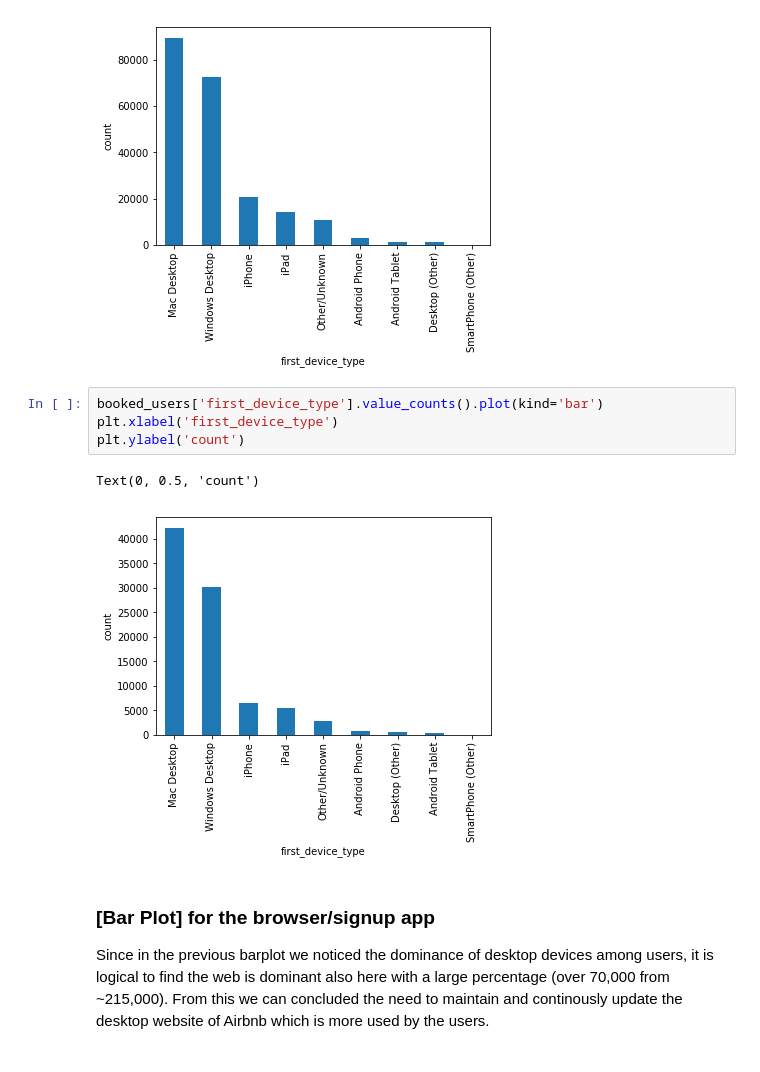
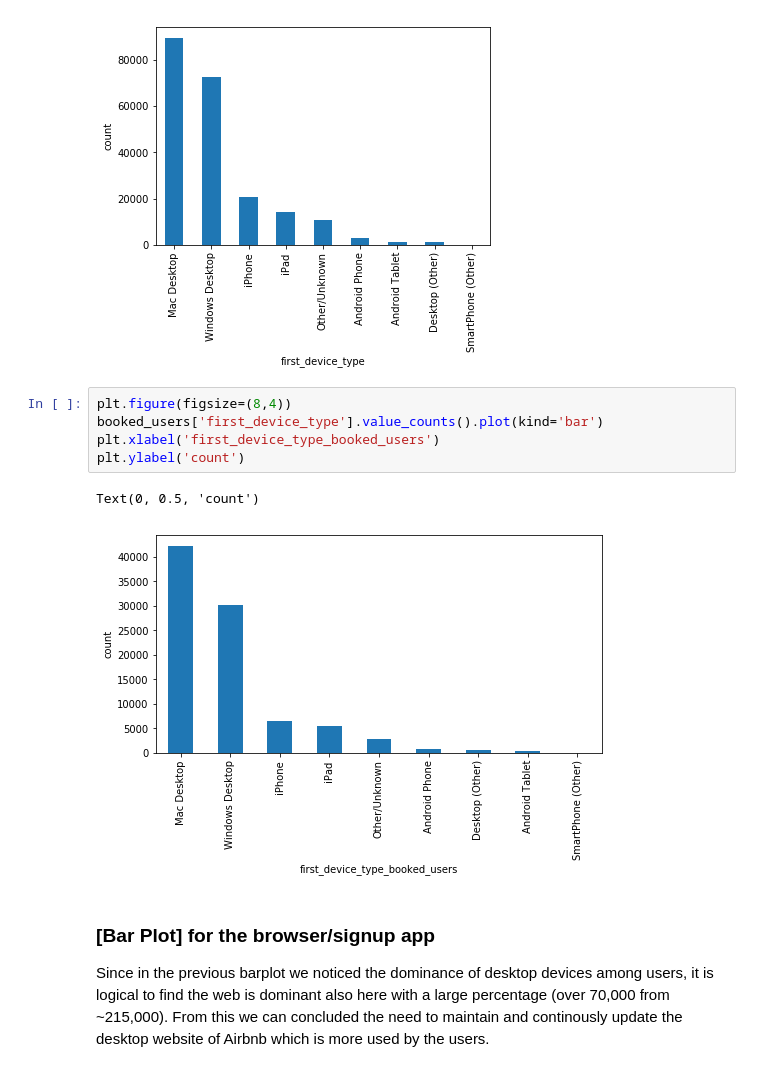
Before and after one commit to FNSY96/Airbnb-New-User-Bookings, a Jupyter notebook: Eventum_Task.ipynb, the cells around one changed output. Saved outputs shown, nothing was run; the diff lists cells and outputs as text.

```diff
--- a/Eventum_Task.ipynb
+++ b/Eventum_Task.ipynb
@@ -272,12 +244,13 @@ plt.ylabel('count')
 Text(0, 0.5, 'count')
 [figure]
 # %%
+plt.figure(figsize=(8,4))
 booked_users['first_device_type'].value_counts().plot(kind='bar')
-plt.xlabel('first_device_type')
+plt.xlabel('first_device_type_booked_users')
 plt.ylabel('count')
 # %% [output]
 Text(0, 0.5, 'count')
-[figure, old version]
+[figure, new version]
 # %% [markdown]
 ### [Bar Plot] for the browser/signup app
 Since in the previous barplot we noticed the dominance of desktop devices among users, it is logical to find the web is dominant also here with a large percentage (over 70,000 from ~215,000).
```
Also changed, not shown: parts of 25 cells of this notebook.
